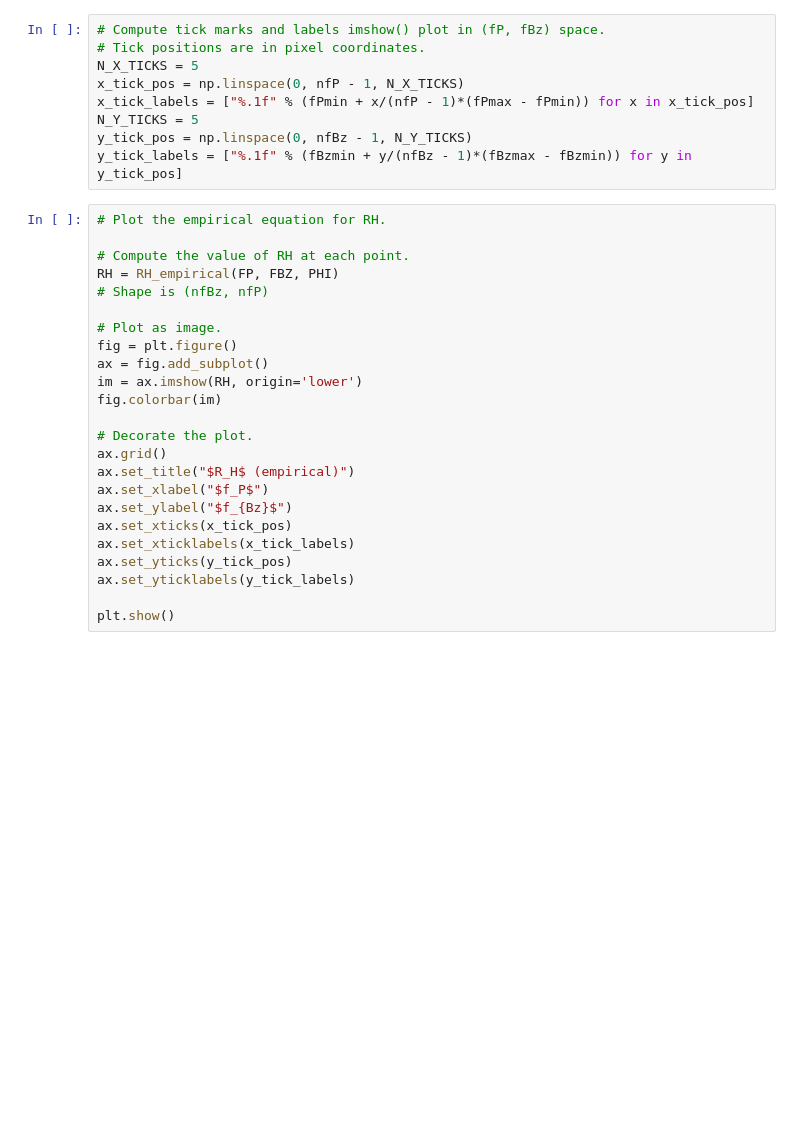
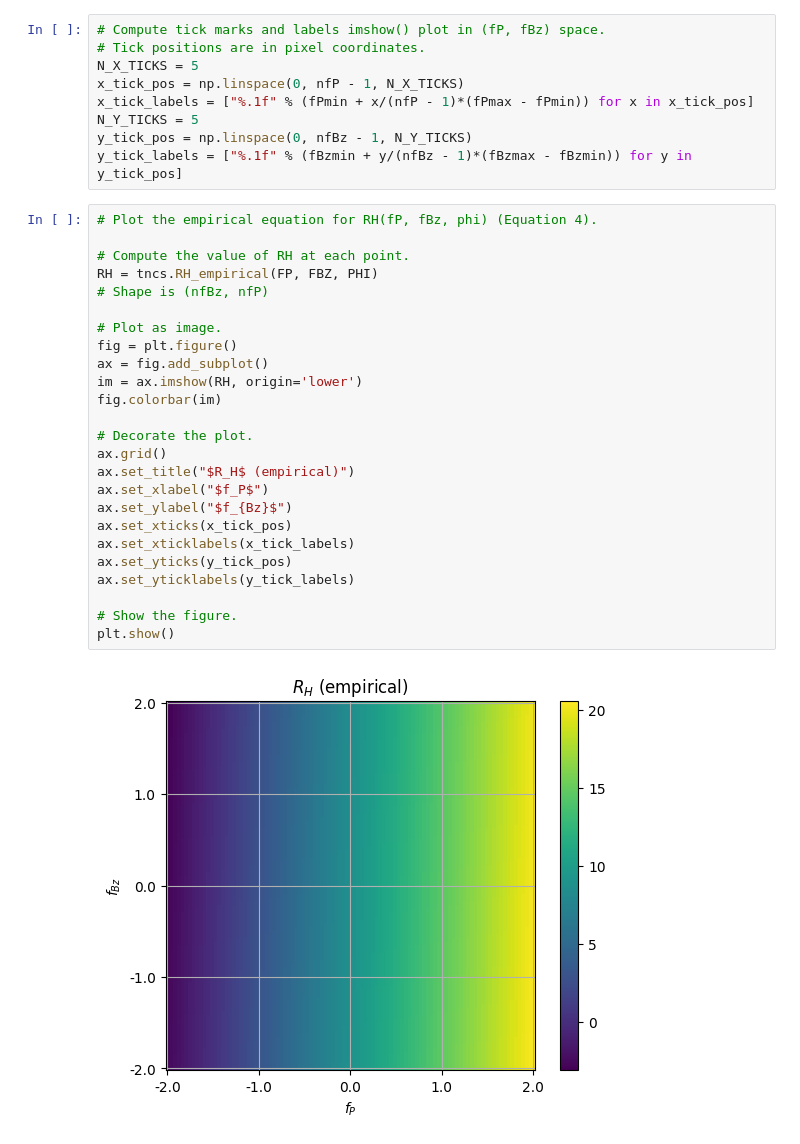
Before and after one commit to elwinter/pinn, a Jupyter notebook: problems/tsyganenko_ncs/tsyganenko_ncs.ipynb, the cells around one changed output. Saved outputs shown, nothing was run; the diff lists cells and outputs as text; blank space fills up the shorter version.

```diff
--- a/problems/tsyganenko_ncs/tsyganenko_ncs.ipynb
+++ b/problems/tsyganenko_ncs/tsyganenko_ncs.ipynb
@@ -202,27 +118,30 @@ N_Y_TICKS = 5
 y_tick_pos = np.linspace(0, nfBz - 1, N_Y_TICKS)
 y_tick_labels = ["%.1f" % (fBzmin + y/(nfBz - 1)*(fBzmax - fBzmin)) for y in y_tick_pos]
 # %%
-# Plot the empirical equation for RH.
+# Plot the empirical equation for RH(fP, fBz, phi) (Equation 4).
 
 # Compute the value of RH at each point.
-RH = RH_empirical(FP, FBZ, PHI)
+RH = tncs.RH_empirical(FP, FBZ, PHI)
 # Shape is (nfBz, nfP)
 
 # Plot as image.
 fig = plt.figure()
 ax = fig.add_subplot()
 im = ax.imshow(RH, origin='lower')
 fig.colorbar(im)
 
 # Decorate the plot.
 ax.grid()
 ax.set_title("$R_H$ (empirical)")
 ax.set_xlabel("$f_P$")
 ax.set_ylabel("$f_{Bz}$")
 ax.set_xticks(x_tick_pos)
 ax.set_xticklabels(x_tick_labels)
 ax.set_yticks(y_tick_pos)
 ax.set_yticklabels(y_tick_labels)
 
+# Show the figure.
 plt.show()
+# %% [output]
+[figure, added]
 # %%
```
Also changed, not shown: parts of 19 cells of this notebook, 1 other file.
